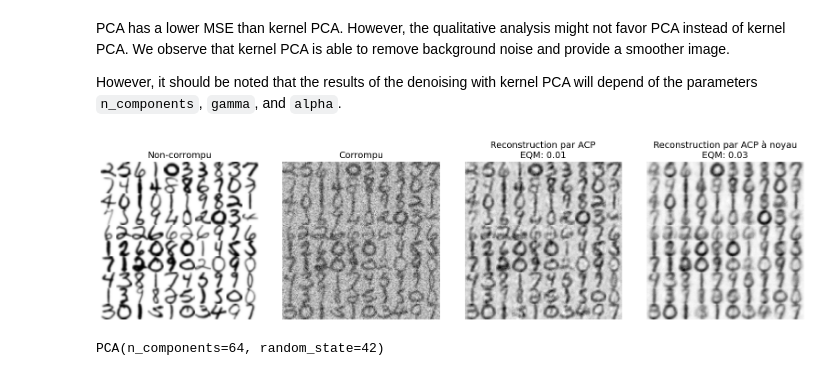
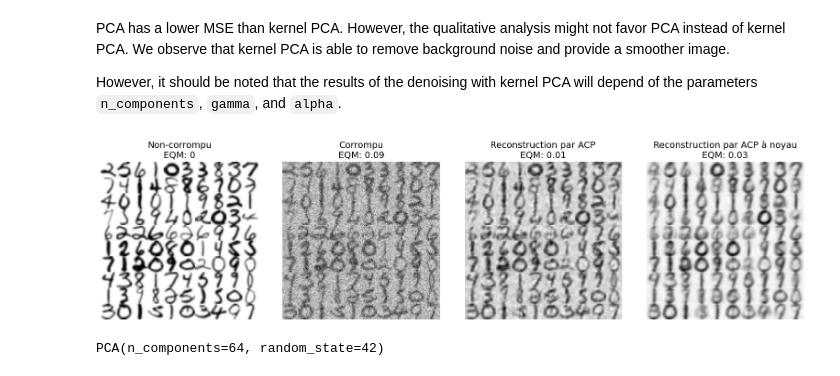
Before and after one commit to JeremieFradette/RKHS-ML, a Jupyter notebook: débruisement.ipynb, the cells around one changed output. Saved outputs shown, nothing was run; the diff lists cells and outputs as text; code cells hidden in the pictures.

```diff
--- a/débruisement.ipynb
+++ b/débruisement.ipynb
@@ -154,35 +154,35 @@ def make_montage(X, n_rows=10, n_cols=10, img_shape=(16, 16)):
     for i in range(n_rows):
         for j in range(n_cols):
             idx = i * n_cols + j
             img = X[idx].reshape(img_shape)
             montage[i * img_shape[0]:(i + 1) * img_shape[0],
                     j * img_shape[1]:(j + 1) * img_shape[1]] = img
     return montage
 
 # Création de la figure avec 4 sous‑figures côte à côte
 fig, axes = plt.subplots(1, 4, figsize=(16, 4))
 
 # Mosaïques pour chaque ensemble
 montage_original = make_montage(X_test)
 montage_noisy = make_montage(X_test_noisy)
 montage_pca = make_montage(X_reconstructed_pca)
 montage_kpca = make_montage(X_reconstructed_kernel_pca)
 
 # Titres en français
-titles = ["Non-corrompu", "Corrompu", f"Reconstruction par ACP\nEQM: {np.mean((X_test - X_reconstructed_pca) ** 2):.2f}", "Reconstruction par ACP à noyau\n"
+titles = ["Non-corrompu\nEQM: 0", "Corrompu\nEQM: 0.09" , f"Reconstruction par ACP\nEQM: {np.mean((X_test - X_reconstructed_pca) ** 2):.2f}", "Reconstruction par ACP à noyau\n"
         f"EQM: {np.mean((X_test - X_reconstructed_kernel_pca) ** 2):.2f}"]
 montages = [montage_original, montage_noisy, montage_pca, montage_kpca]
 
 # Affichage
 for ax, mont, title in zip(axes, montages, titles):
     ax.imshow(mont, cmap="Greys")
     ax.set_title(title, fontsize=14)
     ax.axis("off")
 
 plt.tight_layout()
 plt.show()
 # %% [output]
-[figure, old version]
+[figure, new version]
 # %%
 from sklearn.datasets import fetch_olivetti_faces
 from sklearn.decomposition import PCA, KernelPCA
```
